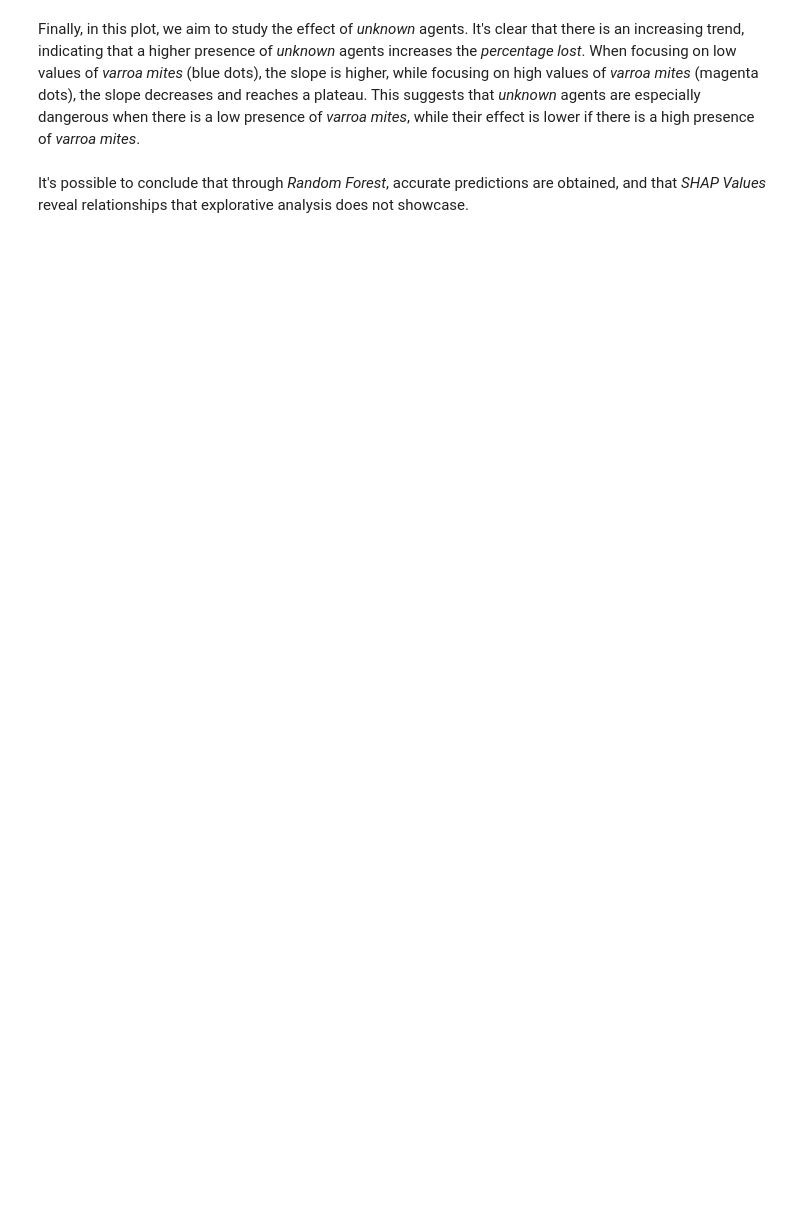
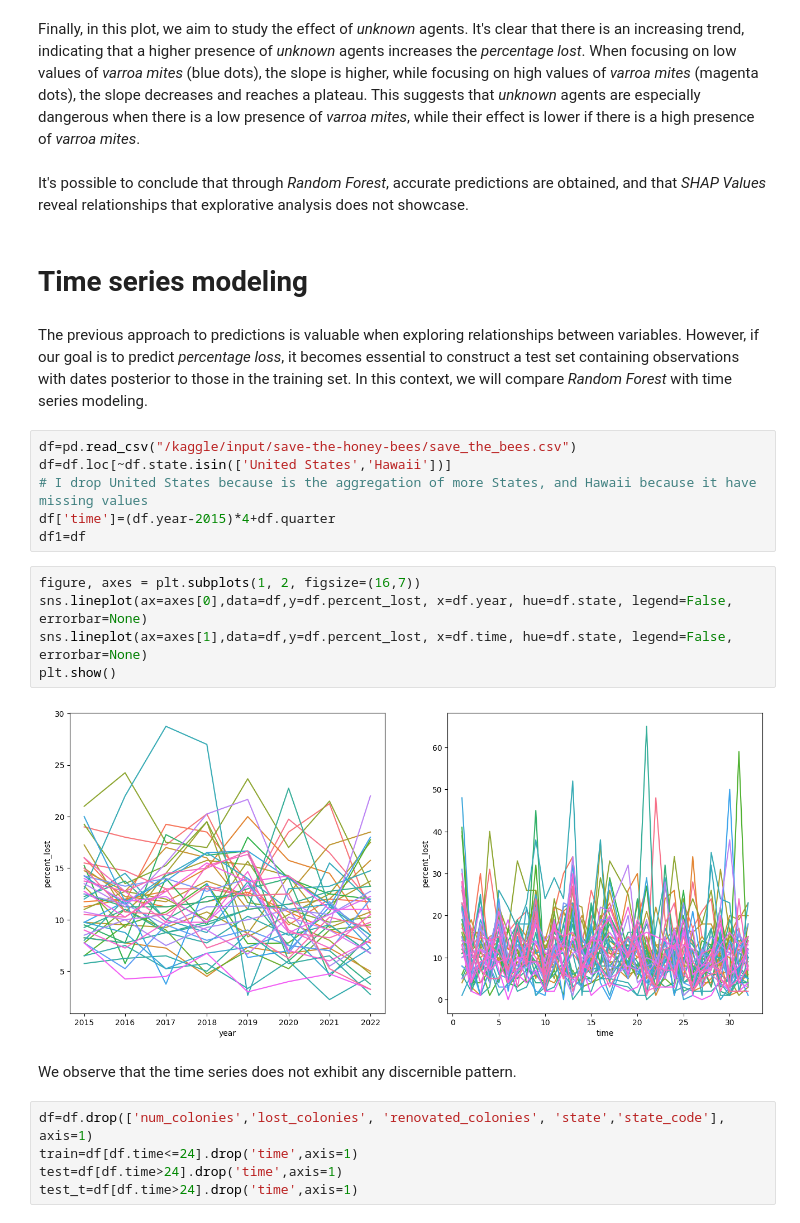
Before and after one commit to matt-anzano/Decoding-Bee-Decline-a-Random-Forest-Analysis, a Jupyter notebook: decoding-bee-decline-a-random-forest-analysis.ipynb, the cells around one changed output. Saved outputs shown, nothing was run; the diff lists cells and outputs as text; blank space fills up the shorter version.

Commit message:
Kaggle Notebook | Decoding Bee Decline: a Random Forest Analysis | Version 11

```diff
--- a/decoding-bee-decline-a-random-forest-analysis.ipynb
+++ b/decoding-bee-decline-a-random-forest-analysis.ipynb
@@ -172,3 +182,27 @@ shap.dependence_plot('unknown', shap_values, test_X, x_jitter=0.2, interaction_i
 Finally, in this plot, we aim to study the effect of *unknown* agents. It's clear that there is an increasing trend, indicating that a higher presence of *unknown* agents increases the *percentage lost*. When focusing on low values of *varroa mites* (blue dots), the slope is higher, while focusing on high values of *varroa mites* (magenta dots), the slope decreases and reaches a plateau. This suggests that *unknown* agents are especially dangerous when there is a low presence of *varroa mites*, while their effect is lower if there is a high presence of *varroa mites*.
 # %% [markdown]
 It's possible to conclude that through *Random Forest*, accurate predictions are obtained, and that *SHAP Values* reveal relationships that explorative analysis does not showcase.
+# %% [markdown]
+# Time series modeling
+# %% [markdown]
+The previous approach to predictions is valuable when exploring relationships between variables. However, if our goal is to predict *percentage loss*, it becomes essential to construct a test set containing observations with dates posterior to those in the training set. In this context, we will compare *Random Forest* with time series modeling.
+# %%
+df=pd.read_csv("/kaggle/input/save-the-honey-bees/save_the_bees.csv")
+df=df.loc[~df.state.isin(['United States','Hawaii'])]
+# I drop United States because is the aggregation of more States, and Hawaii because it have missing values
+df['time']=(df.year-2015)*4+df.quarter
+df1=df
+# %%
+figure, axes = plt.subplots(1, 2, figsize=(16,7))
+sns.lineplot(ax=axes[0],data=df,y=df.percent_lost, x=df.year, hue=df.state, legend=False, errorbar=None)
+sns.lineplot(ax=axes[1],data=df,y=df.percent_lost, x=df.time, hue=df.state, legend=False, errorbar=None)
+plt.show()
+# %% [output]
+[figure, added]
+# %% [markdown]
+We observe that the time series does not exhibit any discernible pattern.
+# %%
+df=df.drop(['num_colonies','lost_colonies', 'renovated_colonies', 'state','state_code'], axis=1)
+train=df[df.time<=24].drop('time',axis=1)
+test=df[df.time>24].drop('time',axis=1)
+test_t=df[df.time>24].drop('time',axis=1)
```
Also changed, not shown: parts of 23 cells of this notebook.
